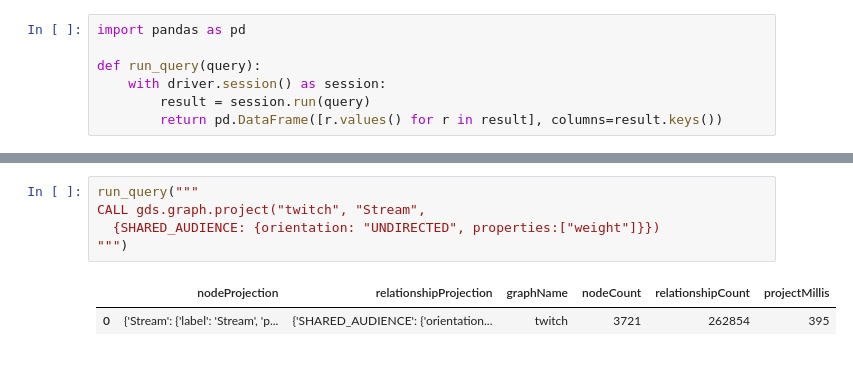
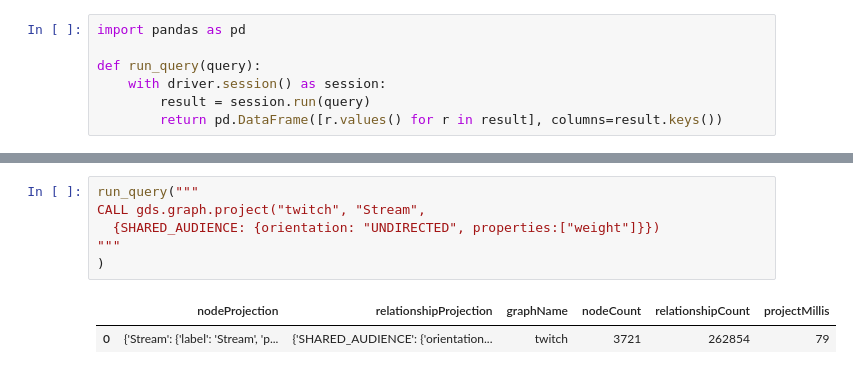
Before and after one commit to tomasonjo/graphs-network-science, a Jupyter notebook: notebooks/Chapter 9.ipynb, the cells around one changed output, grey strips where cells are left out. Drawn from its saved outputs; the diff is of its cells as text.

```diff
--- a/notebooks/Chapter 9.ipynb
+++ b/notebooks/Chapter 9.ipynb
@@ -49,11 +53,12 @@ SET r.weight = toInteger(row.weight)
 # %%
 run_query("""
 CALL gds.graph.project("twitch", "Stream",
   {SHARED_AUDIENCE: {orientation: "UNDIRECTED", properties:["weight"]}})
-""")
+"""
+)
 # %% [output]
 |  | nodeProjection | relationshipProjection | graphName | nodeCount | relationshipCount | projectMillis |
-| 0 | {'Stream': {'label': 'Stream', 'p... | {'SHARED_AUDIENCE': {'orientation... | twitch | 3721 | 262854 | 395 |
+| 0 | {'Stream': {'label': 'Stream', 'p... | {'SHARED_AUDIENCE': {'orientation... | twitch | 3721 | 262854 | 79 |
 # %%
 run_query("""
 CALL gds.beta.node2vec.write('twitch',
```
Also changed, not shown: parts of 17 cells of this notebook.
